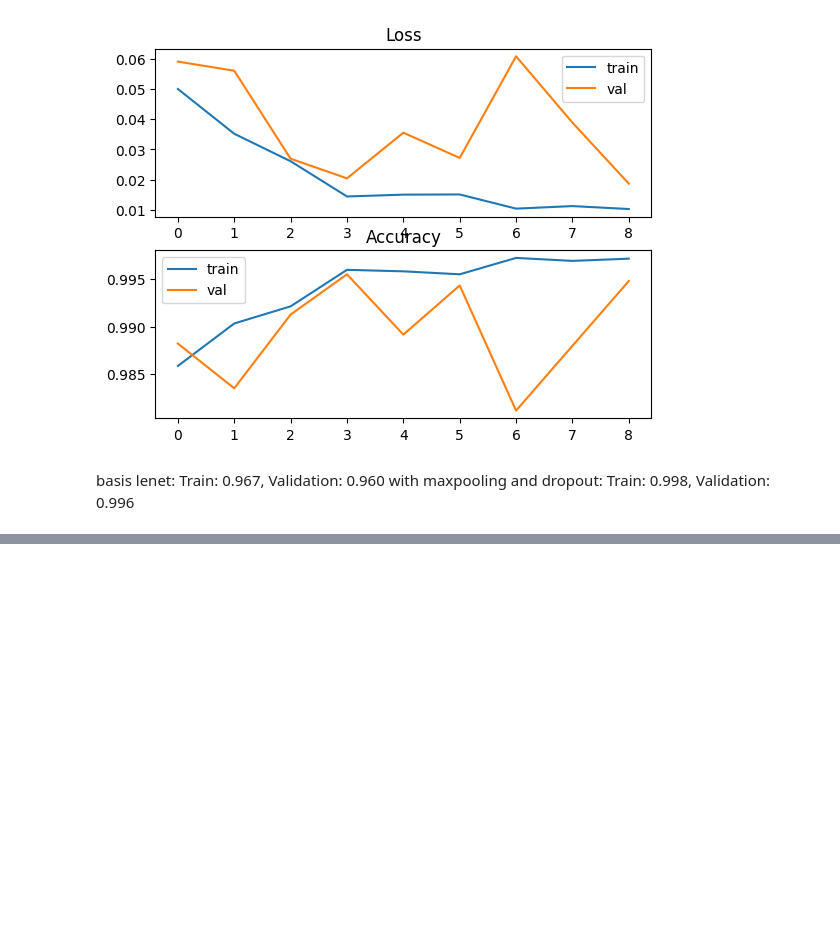
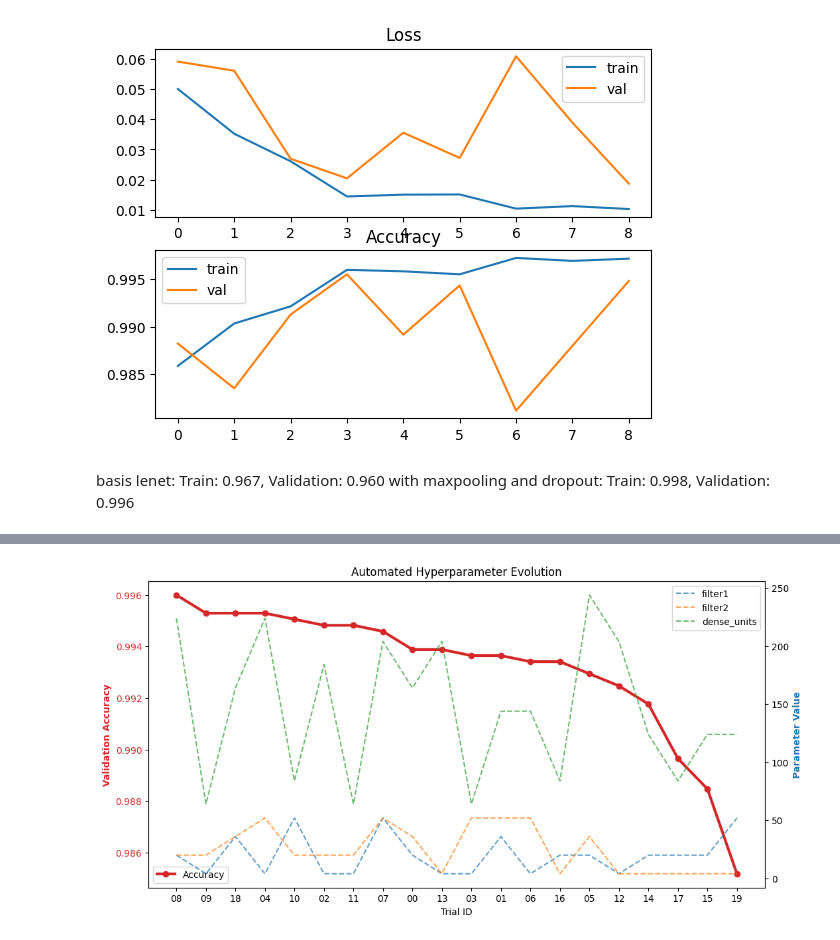
Before and after one commit to NoortjeVM/Group-01_IIVP-Project, a Jupyter notebook: CNN.ipynb, the cells around one changed output, grey strips where cells are left out. Drawn from its saved outputs; the diff is of its cells as text; code cells hidden in the pictures; blank space fills up the shorter version.

Commit message:
parameter tuning and experimenting with the structure

```diff
--- a/CNN.ipynb
+++ b/CNN.ipynb
@@ -282,0 +465,45 @@ with maxpooling and dropout: Train: 0.998, Validation: 0.996
+# %%
+import pandas as pd
+
+#get the results to a pandas dataframe so we can make visualizations
+
+trials = tuner.oracle.get_best_trials(num_trials=20)
+results = []
+
+for trial in trials:
+    data = trial.hyperparameters.values.copy()
+    data['score'] = trial.score
+    data['trial_id'] = trial.trial_id
+    results.append(data)
+
+df = pd.DataFrame(results)
+
+df['max_pooling'] = df['max_pooling'].astype(int) # Ccnvert True/False to 1/0
+df = df.sort_values('score', ascending=False)   # sort by best to worst performance
+
+
+
+#make the plot
+
+import matplotlib.pyplot as plt
+
+fig, ax1 = plt.subplots(figsize=(12, 6))
+
+ax1.set_xlabel('Trial ID')
+ax1.set_ylabel('Validation Accuracy', color='tab:red', fontweight='bold')
+ax1.plot(df['trial_id'], df['score'], color='tab:red', marker='o', linewidth=3, label='Accuracy')
+ax1.tick_params(axis='y', labelcolor='tab:red')
+
+
+ax2 = ax1.twinx()
+ax2.set_ylabel('Parameter Value', color='tab:blue', fontweight='bold')
+for param in ['filter1', 'filter2', 'dense_units']:
+    if param in df.columns:
+        ax2.plot(df['trial_id'], df[param], label=param, linestyle='--', alpha=0.7)
+
+plt.title('Automated Hyperparameter Evolution')
+ax1.legend(loc='lower left')
+ax2.legend(loc='upper right')
+plt.show()
+# %% [output]
+[figure, added]
```
Also changed, not shown: parts of 6 cells of this notebook.
